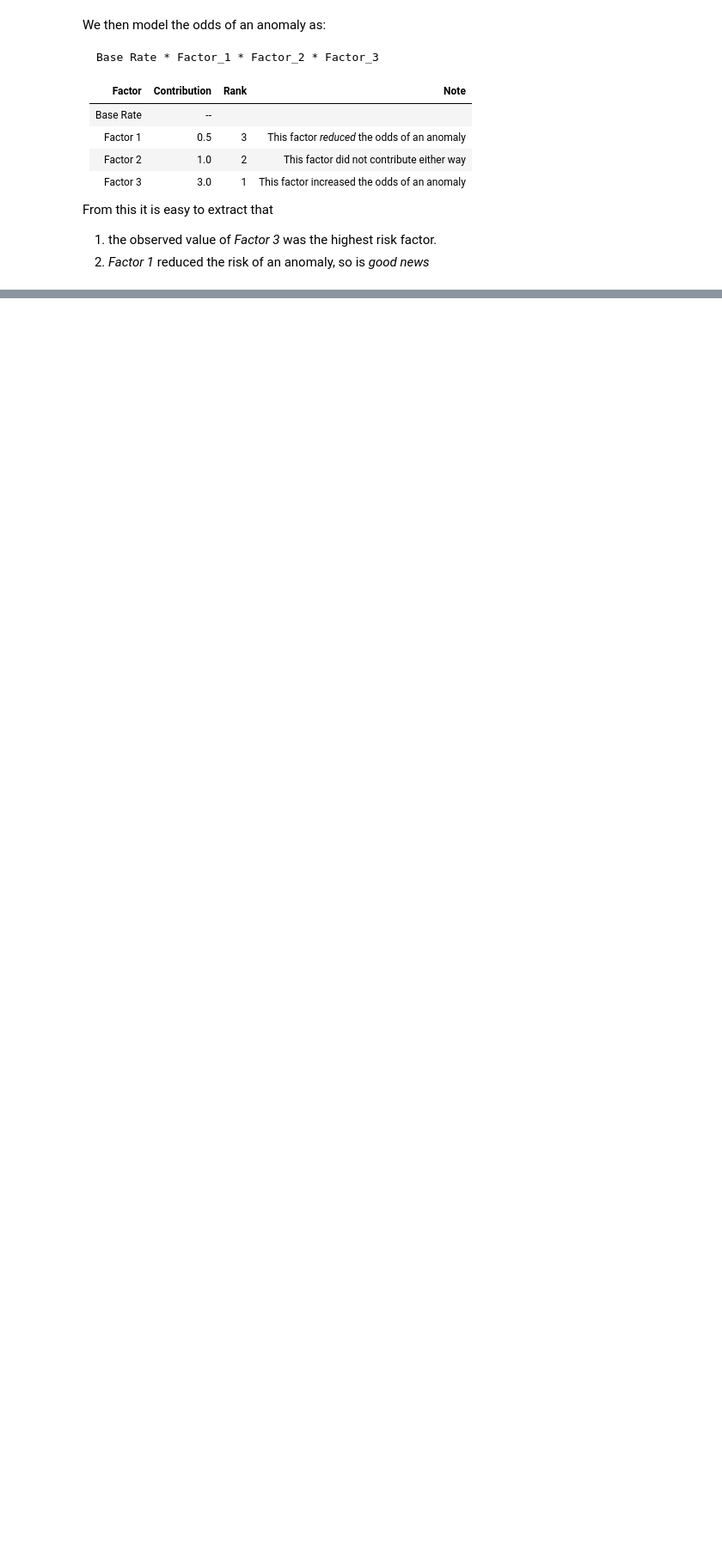
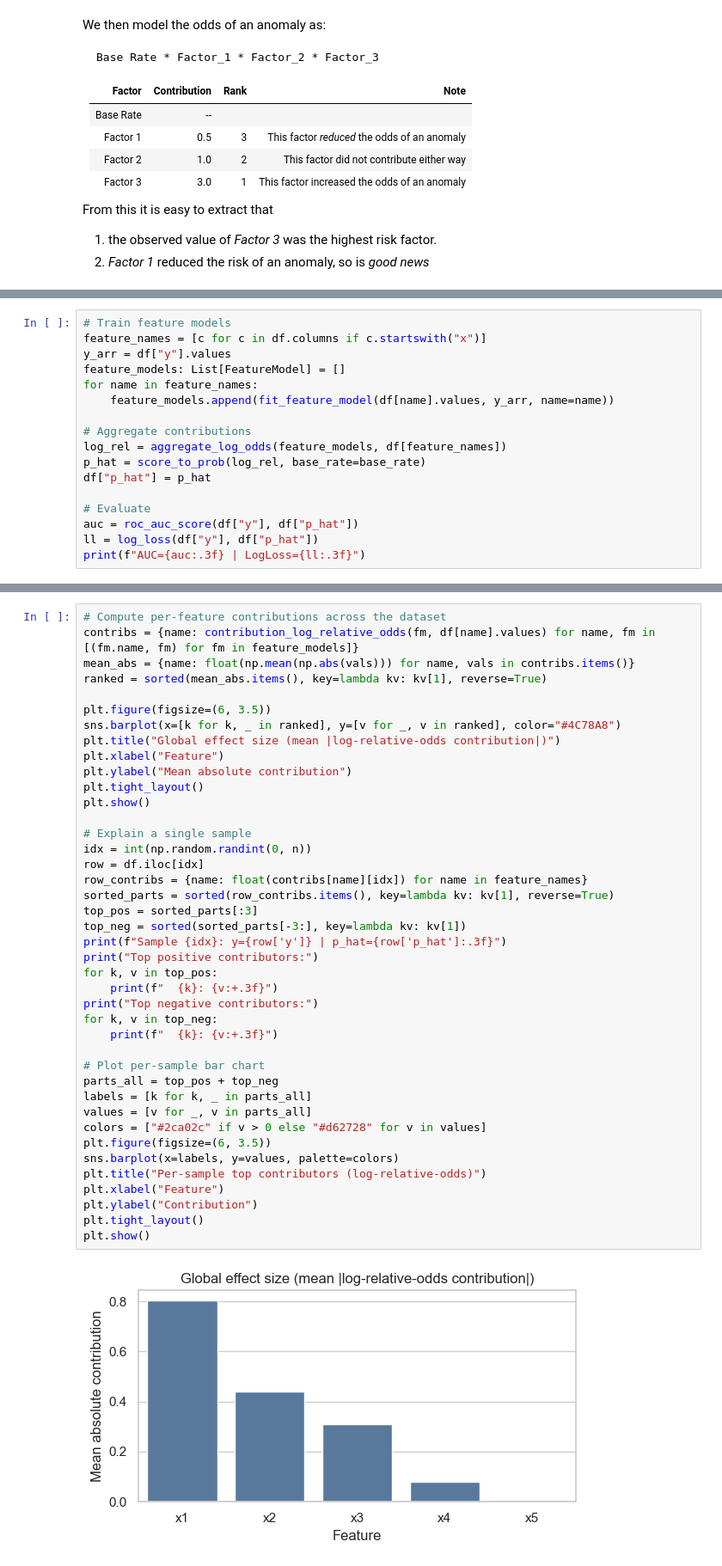
Before and after one commit to jspoelstra/Explainer-Explainer, a Jupyter notebook: explainer.ipynb, the cells around one changed output, grey strips where cells are left out. Shown: that part at 86% size. Drawn from its saved outputs; the diff is of its cells as text; blank space fills up the shorter version.

```diff
--- a/explainer.ipynb
+++ b/explainer.ipynb
@@ -305,0 +461,17 @@ From this it is easy to extract that
+# %%
+# Train feature models
+feature_names = [c for c in df.columns if c.startswith("x")]
+y_arr = df["y"].values
+feature_models: List[FeatureModel] = []
+for name in feature_names:
+    feature_models.append(fit_feature_model(df[name].values, y_arr, name=name))
+
+# Aggregate contributions
+log_rel = aggregate_log_odds(feature_models, df[feature_names])
+p_hat = score_to_prob(log_rel, base_rate=base_rate)
+df["p_hat"] = p_hat
+
+# Evaluate
+auc = roc_auc_score(df["y"], df["p_hat"])
+ll = log_loss(df["y"], df["p_hat"])
+print(f"AUC={auc:.3f} | LogLoss={ll:.3f}")
@@ -305,0 +486,43 @@ From this it is easy to extract that
+# %%
+# Compute per-feature contributions across the dataset
+contribs = {name: contribution_log_relative_odds(fm, df[name].values) for name, fm in [(fm.name, fm) for fm in feature_models]}
+mean_abs = {name: float(np.mean(np.abs(vals))) for name, vals in contribs.items()}
+ranked = sorted(mean_abs.items(), key=lambda kv: kv[1], reverse=True)
+
+plt.figure(figsize=(6, 3.5))
+sns.barplot(x=[k for k, _ in ranked], y=[v for _, v in ranked], color="#4C78A8")
+plt.title("Global effect size (mean |log-relative-odds contribution|)")
+plt.xlabel("Feature")
+plt.ylabel("Mean absolute contribution")
+plt.tight_layout()
+plt.show()
+
+# Explain a single sample
+idx = int(np.random.randint(0, n))
+row = df.iloc[idx]
+row_contribs = {name: float(contribs[name][idx]) for name in feature_names}
+sorted_parts = sorted(row_contribs.items(), key=lambda kv: kv[1], reverse=True)
+top_pos = sorted_parts[:3]
+top_neg = sorted(sorted_parts[-3:], key=lambda kv: kv[1])
+print(f"Sample {idx}: y={row['y']} | p_hat={row['p_hat']:.3f}")
+print("Top positive contributors:")
+for k, v in top_pos:
+    print(f"  {k}: {v:+.3f}")
+print("Top negative contributors:")
+for k, v in top_neg:
+    print(f"  {k}: {v:+.3f}")
+
+# Plot per-sample bar chart
+parts_all = top_pos + top_neg
+labels = [k for k, _ in parts_all]
+values = [v for _, v in parts_all]
+colors = ["#2ca02c" if v > 0 else "#d62728" for v in values]
+plt.figure(figsize=(6, 3.5))
+sns.barplot(x=labels, y=values, palette=colors)
+plt.title("Per-sample top contributors (log-relative-odds)")
+plt.xlabel("Feature")
+plt.ylabel("Contribution")
+plt.tight_layout()
+plt.show()
+# %% [output]
+[figure, added]
```
Also changed, not shown: parts of 26 cells of this notebook.
